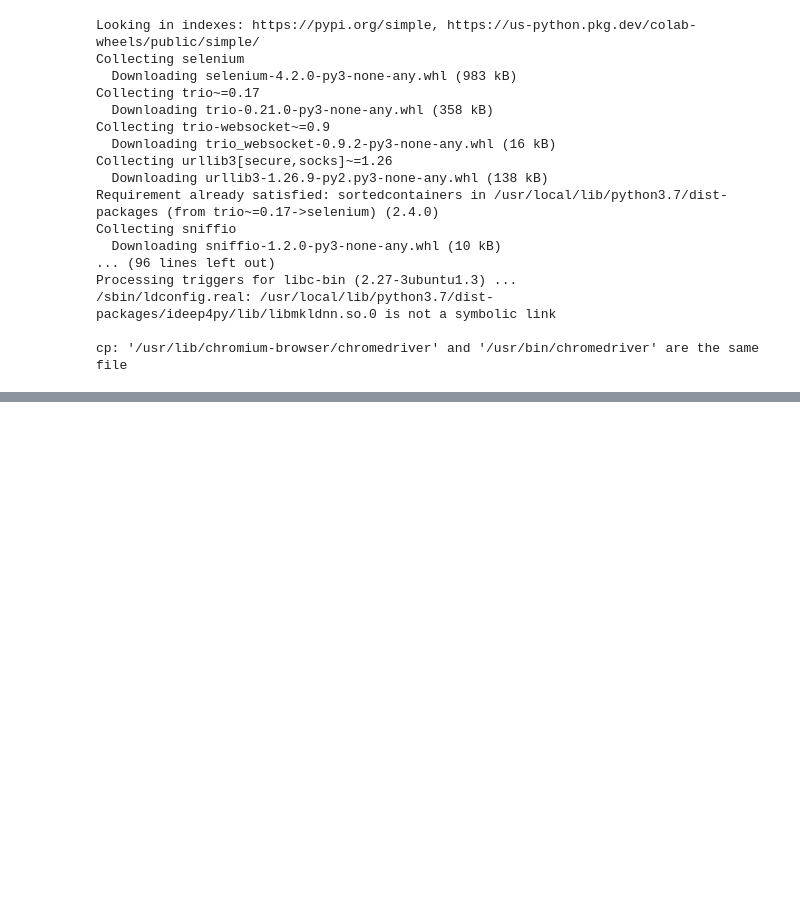
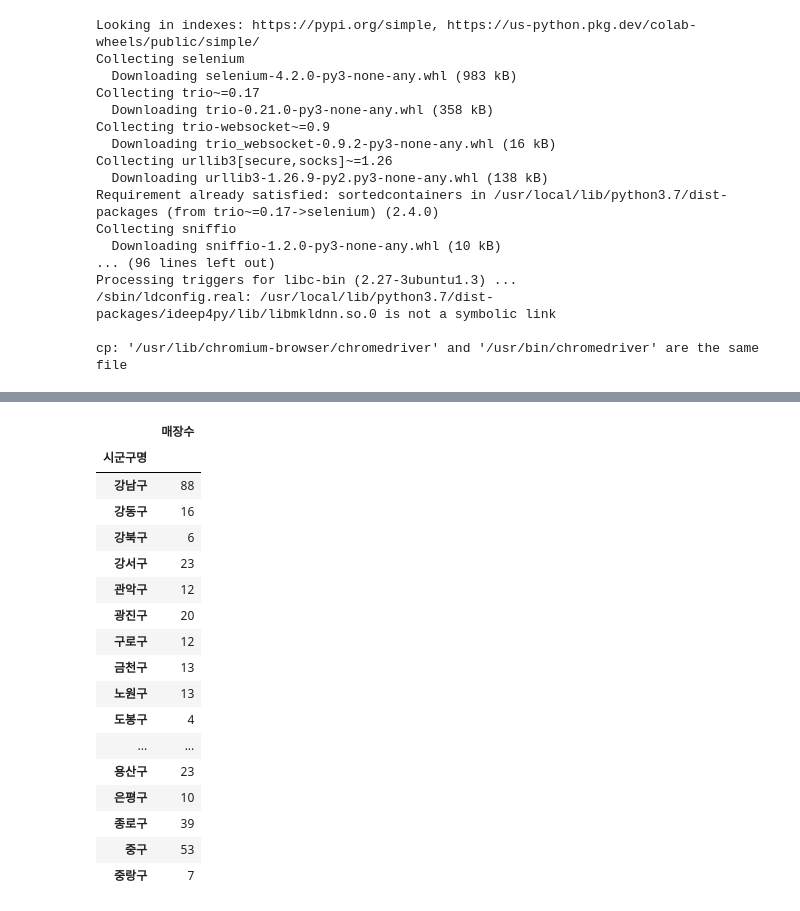
Before and after one commit to keunsooyoon/python202206, a Jupyter notebook: pythonbasic07_스타벅스.ipynb, the cells around one changed output, grey strips where cells are left out. Drawn from its saved outputs; the diff is of its cells as text; code cells hidden in the pictures; blank space fills up the shorter version.

```diff
--- a/pythonbasic07_스타벅스.ipynb
+++ b/pythonbasic07_스타벅스.ipynb
@@ -69,0 +176,31 @@ star
+# %%
+# 구별 스타벅스의 매장수 파악
+
+# 유정화님
+freq = df2.groupby(['시군구명']).count()
+
+# 좀 더 보기 좋게 표현
+star_count = df2.pivot_table(index = '시군구명',# 구분할 항목
+                             values = '매장명', # 계산할 열
+                             aggfunc = 'count'
+                             ).rename(columns={'매장명':'매장수'})
+star_count
+# %% [output]
+|  | 매장수 |
+| 시군구명 |  |
+| 강남구 | 88 |
+| 강동구 | 16 |
+| 강북구 | 6 |
+| 강서구 | 23 |
+| 관악구 | 12 |
+| 광진구 | 20 |
+| 구로구 | 12 |
+| 금천구 | 13 |
+| 노원구 | 13 |
+| 도봉구 | 4 |
+| ... | ... |
+| 용산구 | 23 |
+| 은평구 | 10 |
+| 종로구 | 39 |
+| 중구 | 53 |
+| 중랑구 | 7 |
```
Also changed, not shown: parts of 9 cells of this notebook.
